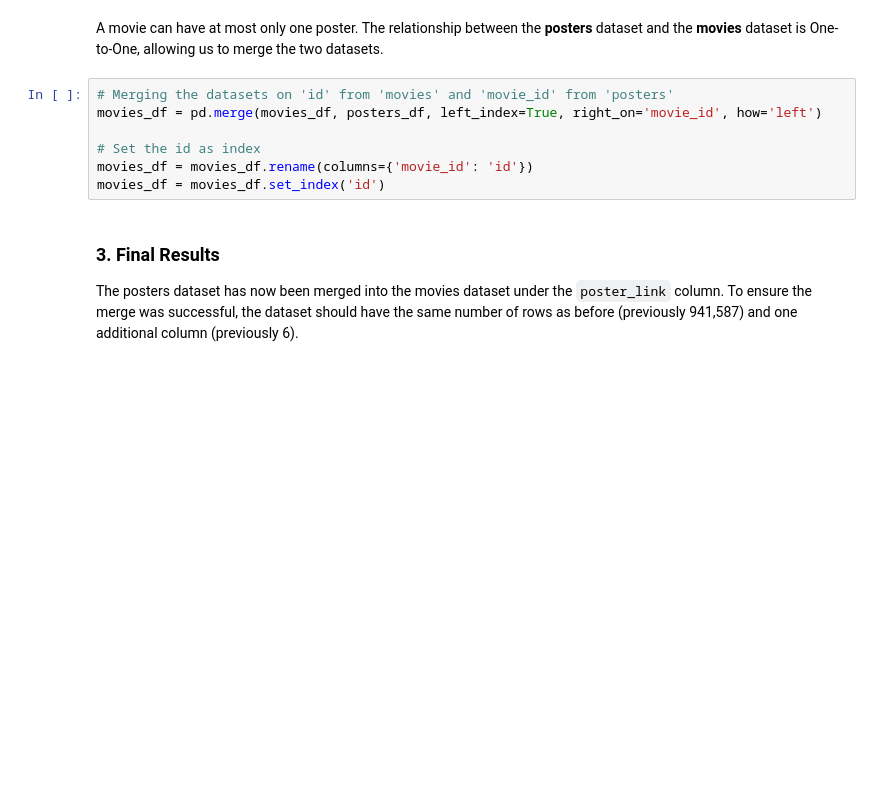
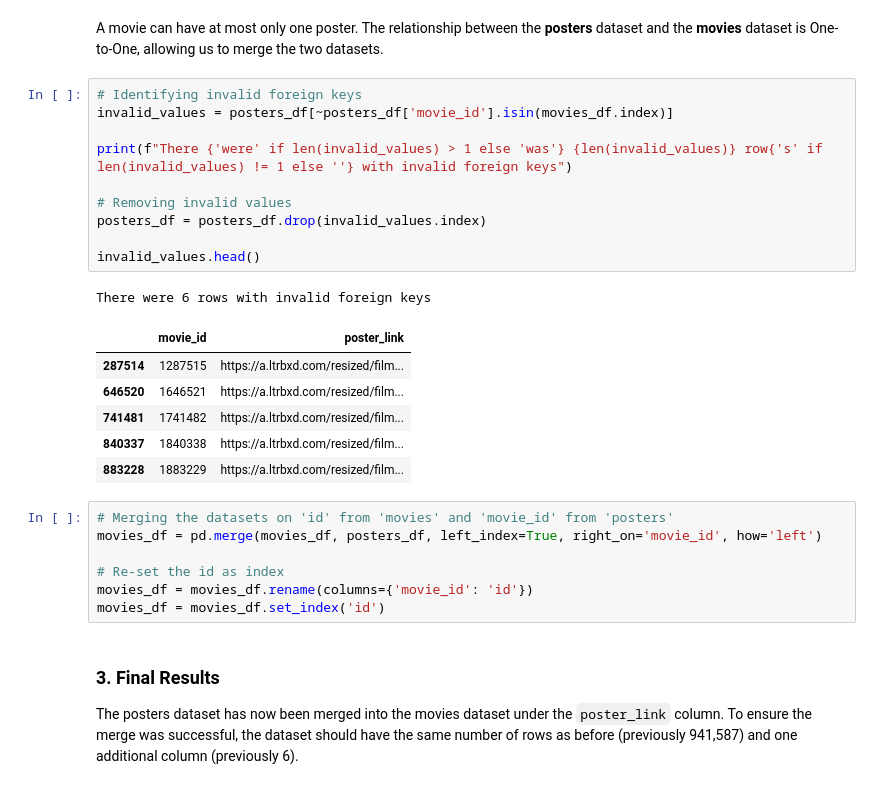
Before and after one commit to quelmitch/UNITO-IUM-TWEB, a Jupyter notebook: solution/data-analysis/data_cleaning.ipynb, the cells around one changed output. Saved outputs shown, nothing was run; the diff lists cells and outputs as text; blank space fills up the shorter version.

Commit message:
removed invalid fk in posters, releases, studios and themes

```diff
--- a/solution/data-analysis/data_cleaning.ipynb
+++ b/solution/data-analysis/data_cleaning.ipynb
@@ -410,10 +422,28 @@ print(f"There are {posters_df['movie_id'].duplicated().sum()} duplicates in the
 # %% [markdown]
 A movie can have at most only one poster. The relationship between the **posters** dataset and the **movies** dataset is One-to-One, allowing us to merge the two datasets.
+# %%
+# Identifying invalid foreign keys
+invalid_values = posters_df[~posters_df['movie_id'].isin(movies_df.index)]
+
+print(f"There {'were' if len(invalid_values) > 1 else 'was'} {len(invalid_values)} row{'s' if len(invalid_values) != 1 else ''} with invalid foreign keys")
+
+# Removing invalid values
+posters_df = posters_df.drop(invalid_values.index)
+
+invalid_values.head()
+# %% [output]
+There were 6 rows with invalid foreign keys
+|  | movie_id | poster_link |
+| 287514 | 1287515 | https://a.ltrbxd.com/resized/film... |
+| 646520 | 1646521 | https://a.ltrbxd.com/resized/film... |
+| 741481 | 1741482 | https://a.ltrbxd.com/resized/film... |
+| 840337 | 1840338 | https://a.ltrbxd.com/resized/film... |
+| 883228 | 1883229 | https://a.ltrbxd.com/resized/film... |
 # %%
 # Merging the datasets on 'id' from 'movies' and 'movie_id' from 'posters'
 movies_df = pd.merge(movies_df, posters_df, left_index=True, right_on='movie_id', how='left')
 
-# Set the id as index
+# Re-set the id as index
 movies_df = movies_df.rename(columns={'movie_id': 'id'})
 movies_df = movies_df.set_index('id')
 # %% [markdown]
```
Also changed, not shown: parts of 20 cells of this notebook.
